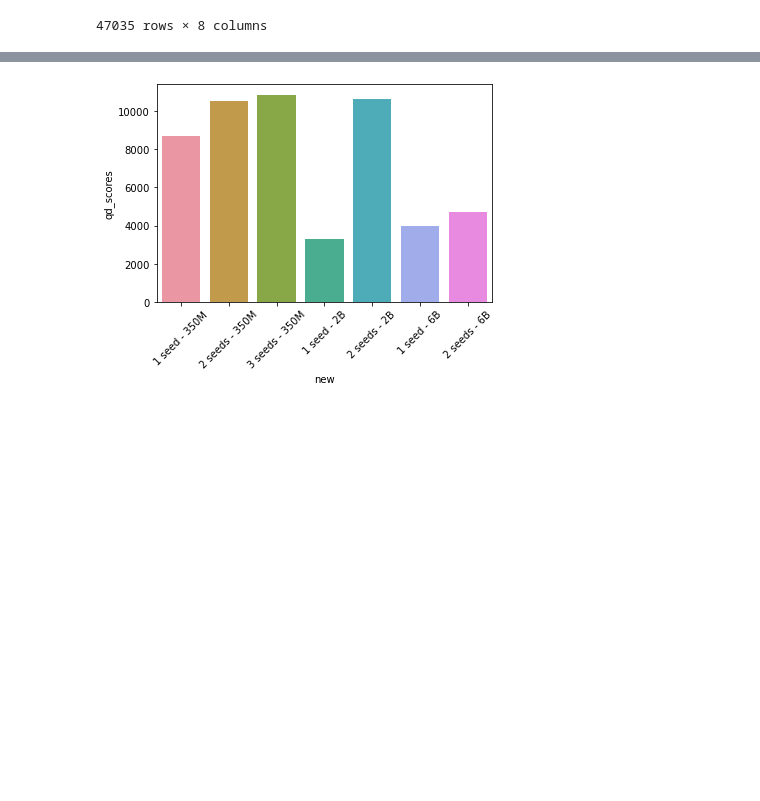
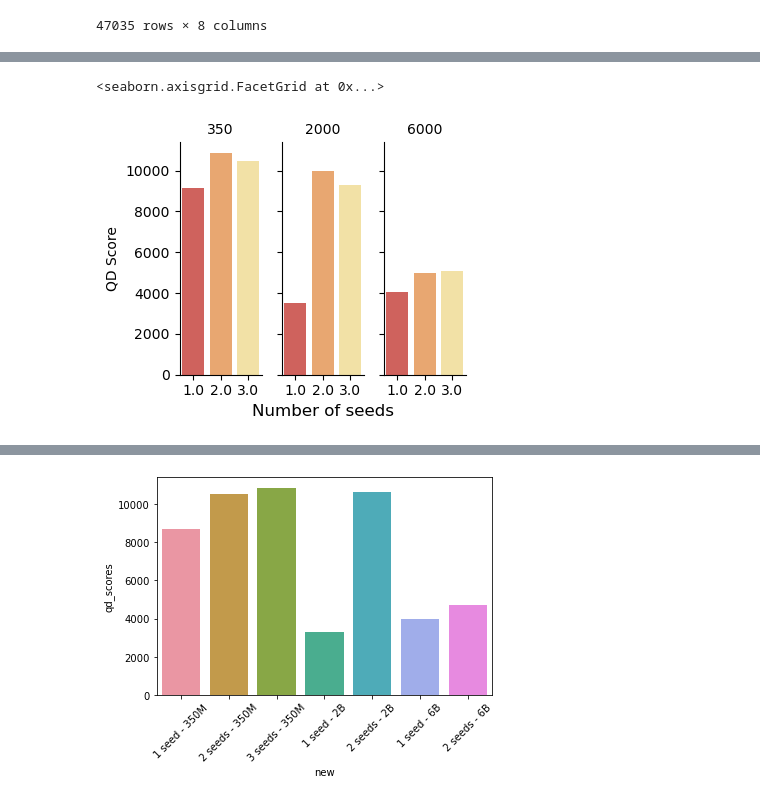
Before and after one commit to herbiebradley/lgx-crossover, a Jupyter notebook: openelm.ipynb, the cells around one changed output, grey strips where cells are left out. Saved outputs shown, nothing was run; the diff lists cells and outputs as text; code cells hidden in the pictures; blank space fills up the shorter version.

```diff
--- a/openelm.ipynb
+++ b/openelm.ipynb
@@ -183,0 +296,9 @@ Text(0, 0.5, 'Niches filled in map')
+# %%
+facetgrid = sns.catplot(x="Number of seeds", y="qd_scores", data=tst, col="Model size", kind="bar", errorbar=None, height=3.25, aspect=0.4)
+facetgrid.set_axis_labels(x_var="", y_var="QD Score")
+facetgrid.axes[0, 1].set_xlabel("Number of seeds", fontsize=12)
+facetgrid.set_titles("{col_name}")
+# plt.savefig("lmx_sodaracers_1.png", dpi=900, bbox_inches='tight')
+# %% [output]
+<seaborn.axisgrid.FacetGrid at 0x...>
+[figure, added]
```
Also changed, not shown: parts of 21 cells of this notebook, 29 other files.
